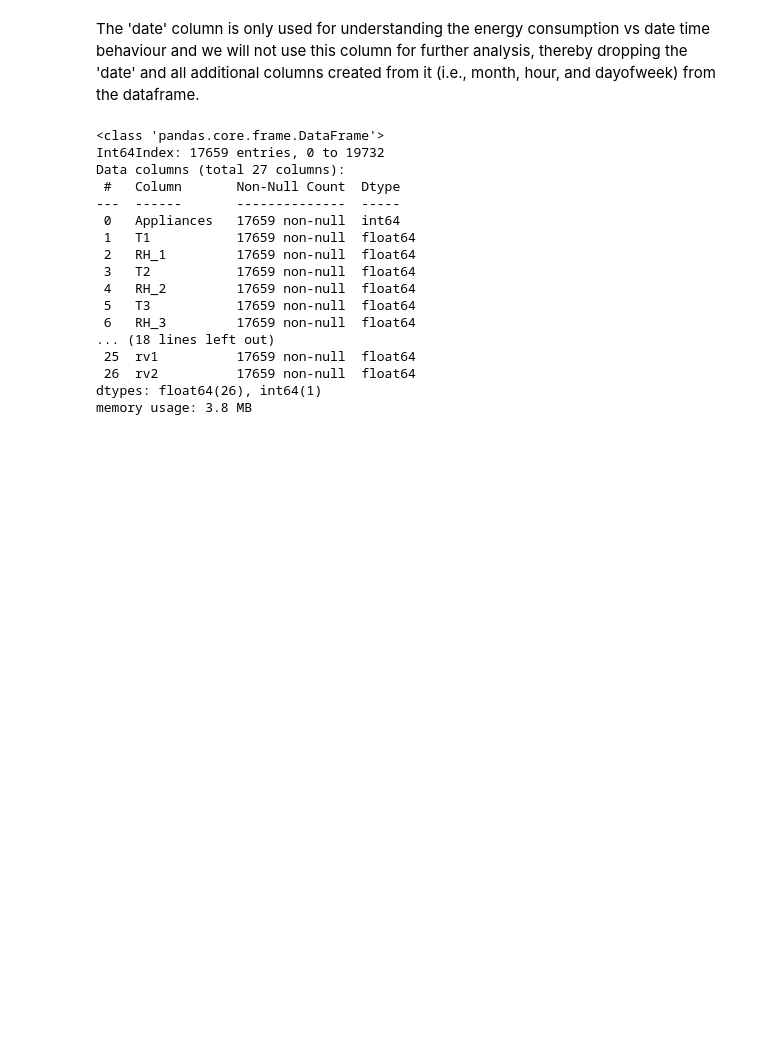
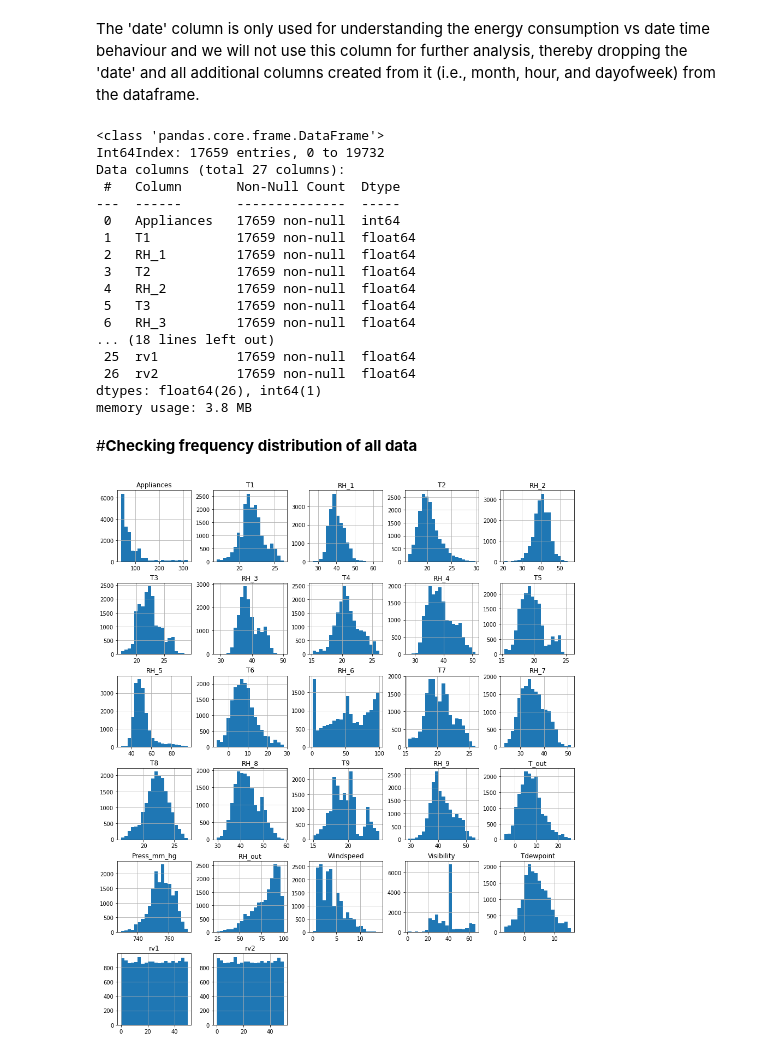
Before and after one commit to Akshadanair/Appliances-Energy-Prediction, a Jupyter notebook: Appliances_Energy_Prediction.ipynb, the cells around one changed output. Cells and saved outputs as stored; diff of their text form; code cells hidden in the pictures; blank space fills up the shorter version.

```diff
--- a/Appliances_Energy_Prediction.ipynb
+++ b/Appliances_Energy_Prediction.ipynb
@@ -552,3 +552,11 @@ Data columns (total 27 columns):
  26  rv2          17659 non-null  float64
 dtypes: float64(26), int64(1)
 memory usage: 3.8 MB
+# %% [markdown]
+#**Checking frequency distribution of all data**
+# %%
+#Plotting histogram for all the features to understand their distribution
+appliance_data.hist(bins = 20 , figsize = (15,18))
+plt.show()
+# %% [output]
+[figure, added]
```
Also changed, not shown: parts of 8 cells of this notebook.
